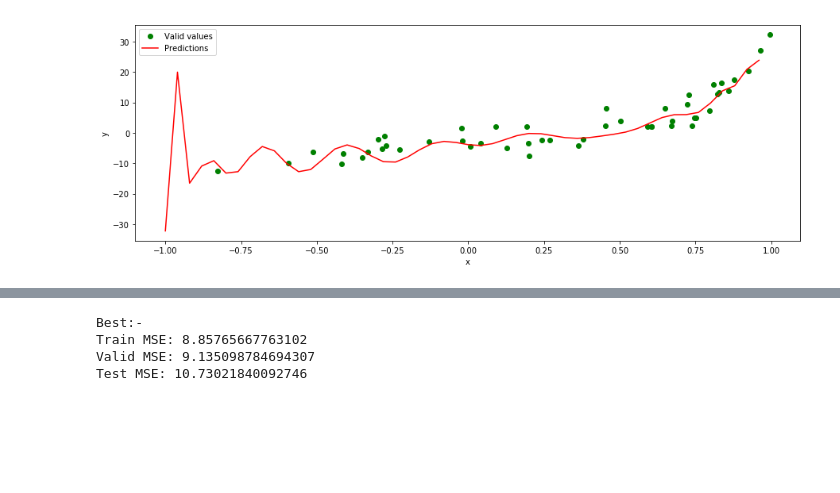
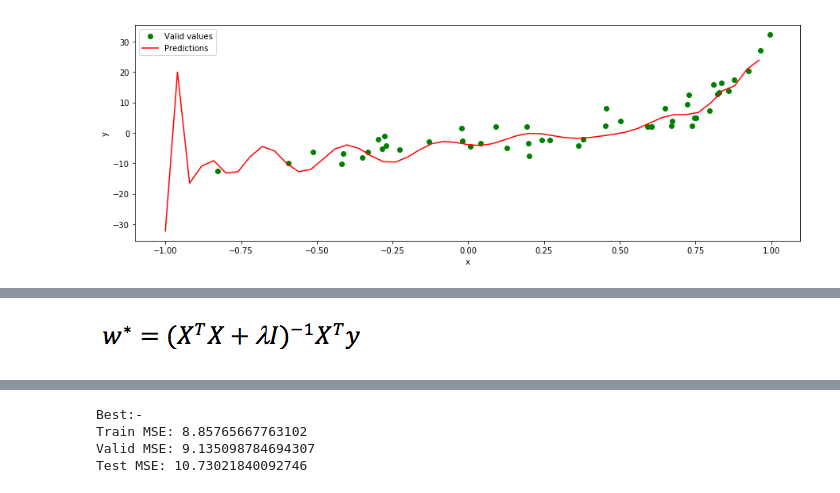
Before and after one commit to atg-abhijay/Comp_551_Assignment_1, a Jupyter notebook: Q2.ipynb, the cells around one changed output, grey strips where cells are left out. Saved outputs shown, nothing was run; the diff lists cells and outputs as text; code cells hidden in the pictures; blank space fills up the shorter version.

```diff
--- a/Q2.ipynb
+++ b/Q2.ipynb
@@ -240,0 +242,4 @@ for lambda_val in lambda_vals:
+# %%
+Image(filename='L2_Regularization.png')
+# %% [output]
+[figure, added]
```
Also changed, not shown: parts of 32 cells of this notebook.
